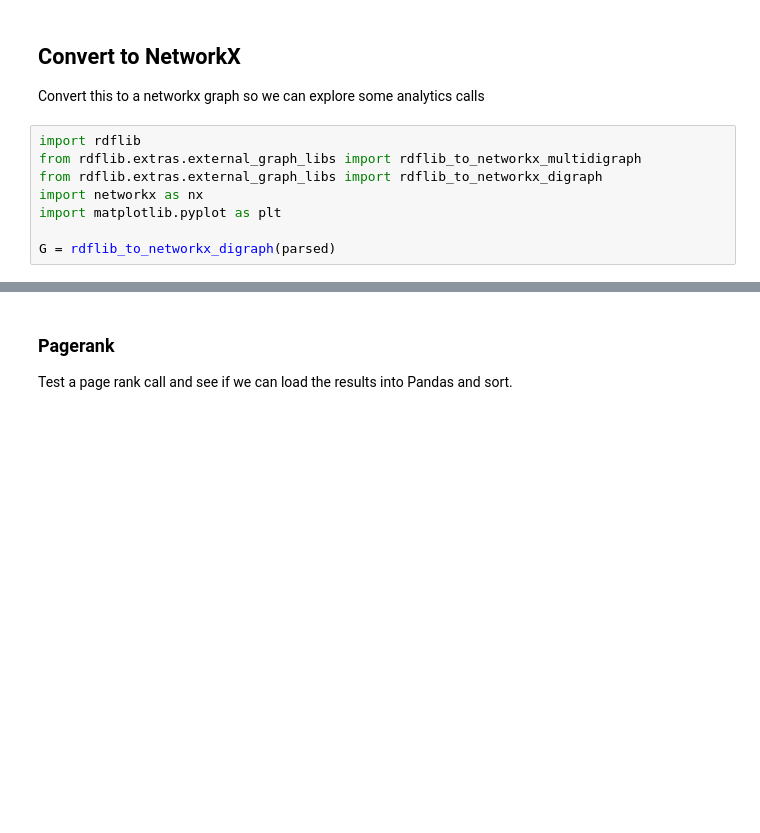
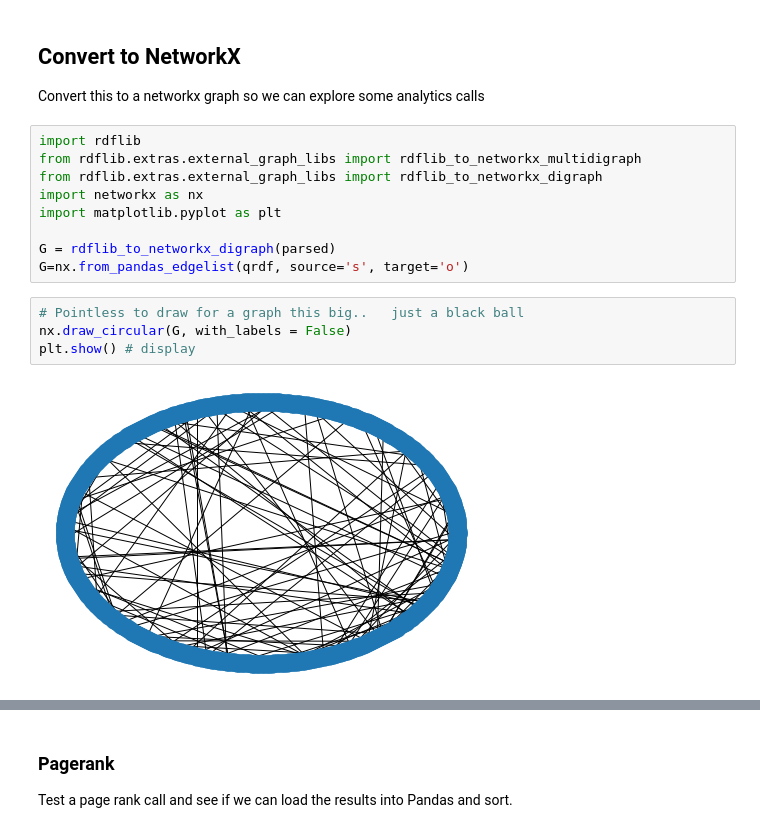
Before and after one commit to fils/EarthCubeGraphAnalytics, a Jupyter notebook: notebooks/ECO_GraphAnalytics.ipynb, the cells around one changed output, grey strips where cells are left out. Saved outputs shown, nothing was run; the diff lists cells and outputs as text; blank space fills up the shorter version.

```diff
--- a/notebooks/ECO_GraphAnalytics.ipynb
+++ b/notebooks/ECO_GraphAnalytics.ipynb
@@ -154,3 +183,10 @@ import networkx as nx
 import matplotlib.pyplot as plt
 
 G = rdflib_to_networkx_digraph(parsed)
+G=nx.from_pandas_edgelist(qrdf, source='s', target='o')
+# %%
+# Pointless to draw for a graph this big..   just a black ball
+nx.draw_circular(G, with_labels = False)
+plt.show() # display
+# %% [output]
+[figure, added]
```
Also changed, not shown: parts of 16 cells of this notebook, 1 other file.
